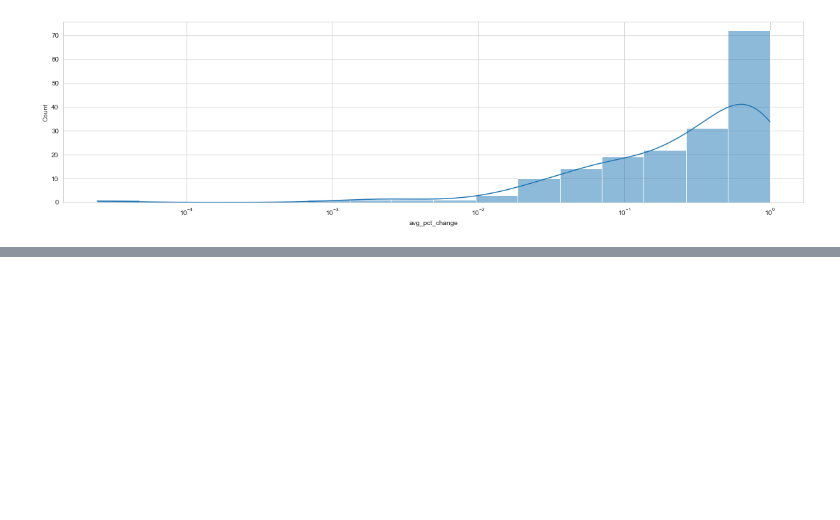
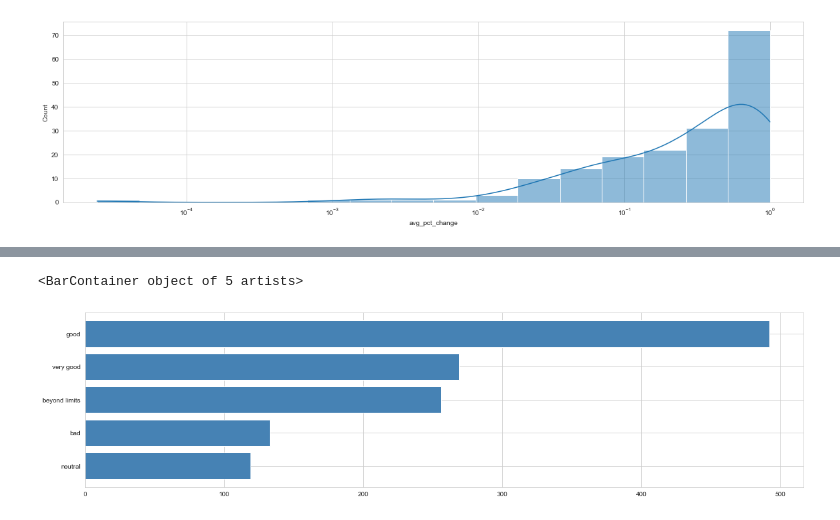
Before and after one commit to matervil/carnage-minecraft, a Jupyter notebook: carnage_minecraft.ipynb, the cells around one changed output, grey strips where cells are left out. Saved outputs shown, nothing was run; the diff lists cells and outputs as text; code cells hidden in the pictures; blank space fills up the shorter version.

```diff
--- a/carnage_minecraft.ipynb
+++ b/carnage_minecraft.ipynb
@@ -888,0 +930,17 @@ sns.histplot(data=-1*pct_change_players[pct_change_players['avg_pct_change']<0],
+# %%
+def categorizing_pct(value):
+    if value < -0.10:
+        return 'bad'
+    if (value >= -0.10) and (value < 0.10):
+        return 'neutral'
+    if (value >= 0.10) and (value < 1):
+        return 'good'
+    if (value >= 1) and (value < 3):
+        return 'very good'
+    if (value >= 1) and (value < 3):
+        return 'extremely good'
+    if value >= 10:
+        return 'beyond limits'
+# %%
+players_cat = pct_change_players[~pct_change_players['avg_pct_change'].isna()]
+players_cat.shape
@@ -888,0 +949,5 @@ sns.histplot(data=-1*pct_change_players[pct_change_players['avg_pct_change']<0],
+# %%
+pct_change_players['cat_pct_change'] = players_cat['avg_pct_change'].apply(lambda x: categorizing_pct(x))
+cat_pct_players = pct_change_players.groupby('cat_pct_change').count().reset_index()[['cat_pct_change','username']]
+cat_pct_players.sort_values('username', ascending=True, inplace=True)
+cat_pct_players
@@ -888,0 +961,6 @@ sns.histplot(data=-1*pct_change_players[pct_change_players['avg_pct_change']<0],
+# %%
+fig = plt.figure(figsize=(20, 5))
+plt.barh(y=cat_pct_players.cat_pct_change, width=cat_pct_players.username, color='steelblue')
+# %% [output]
+<BarContainer object of 5 artists>
+[figure, added]
```
Also changed, not shown: parts of 36 cells of this notebook.
